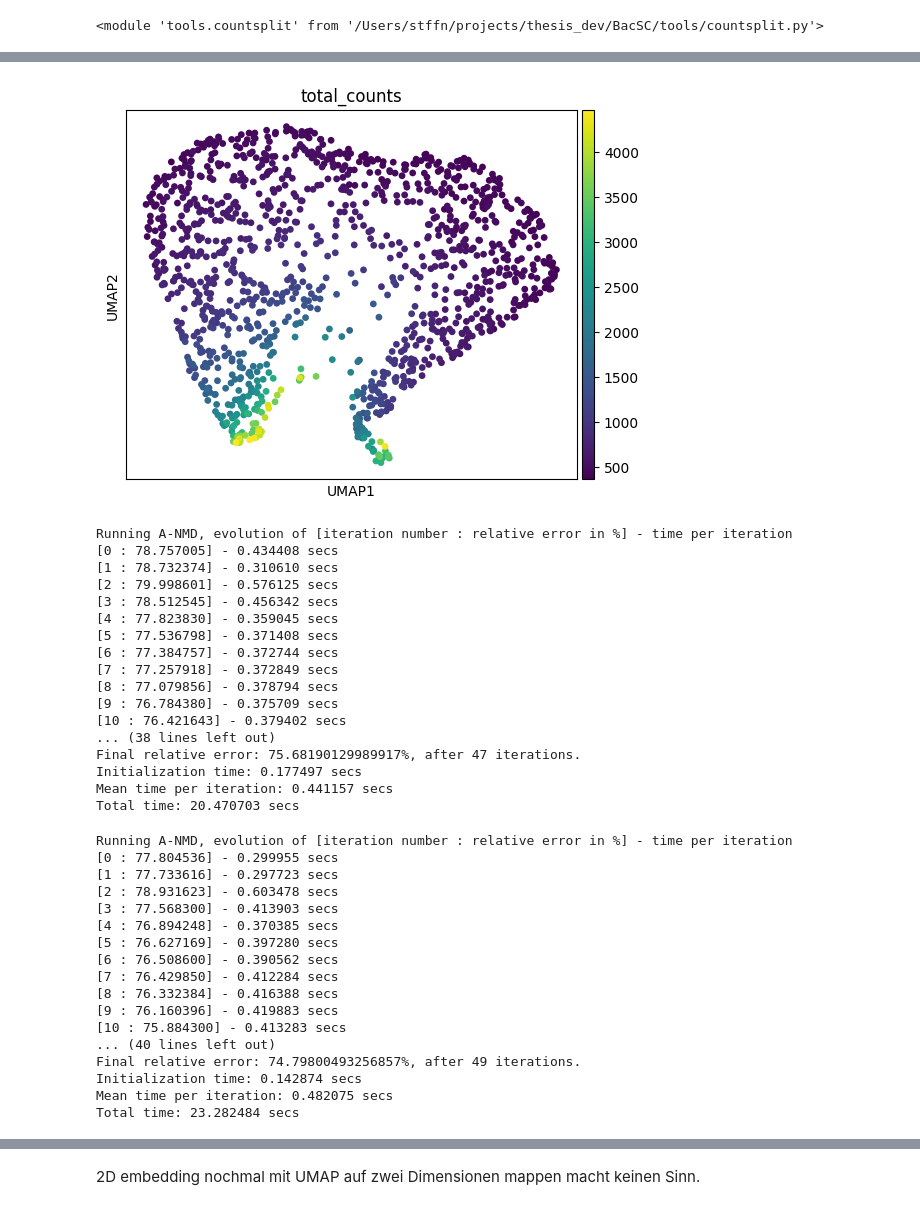
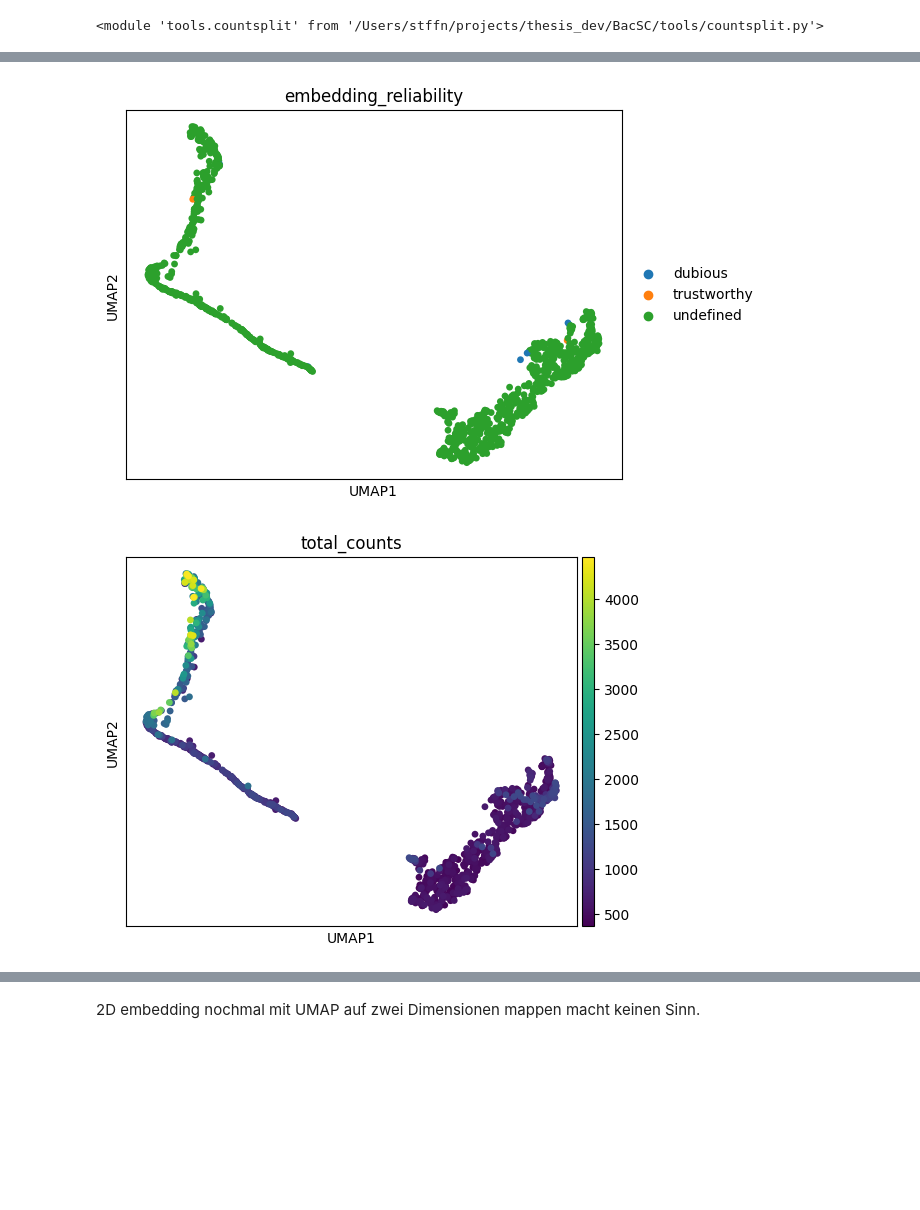
Before and after one commit to bio-datascience/BacSC, a Jupyter notebook: analysis/P_aero_S2S3/first_look_S2_filtered_NMD.ipynb, the cells around one changed output, grey strips where cells are left out. Cells and saved outputs as stored; diff of their text form; code cells hidden in the pictures; blank space fills up the shorter version.

Commit message:
NMD-T with hyperparameter selection, scdeed for umap param selection (hacky)

```diff
--- a/analysis/P_aero_S2S3/first_look_S2_filtered_NMD.ipynb
+++ b/analysis/P_aero_S2S3/first_look_S2_filtered_NMD.ipynb
@@ -345,0 +400,3 @@ Optimal latent dimension:2
+# %%
+k_opt_anmd = 3
+beta_opt = 0.95
@@ -354,5 +417,7 @@ print(f"{k_opt_anmd} latent dimensions seem to be the optimum")
 2 latent dimensions seem to be the optimum
 # %%
 m, n = data_gene.X.shape
-X_anmd = ut.convert_to_dense_counts(data_gene, layer="counts")
-X_anmd
+X_anmd = ut.convert_to_dense_counts(data_gene, layer=data_layer)
+m, n = X_anmd.shape
+W0, H0 = cs.nuclear_norm_init(X_anmd, m, n, k_opt_anmd)
+Theta0 = W0 @ H0
@@ -399,0 +430,2 @@ U_anmd.shape
+# %%
+Theta_3b, W0_3b, H0_3b,  loss_anmd, iters_anmd, times_anmd = nmd.nmd_t(X_anmd, r=k_opt_anmd, W0=W0, H0=H0, beta1=beta_opt)
@@ -400,2 +475,3 @@ U_anmd.shape
 # %%
-data_gene.obsm["X_anmd"] = U_anmd.copy()
+data_gene.obsm["X_3b"] = W0_3b.copy()
+#data_gene.obsm["X_3b"] = Theta_3b.copy()
@@ -425,9 +540,10 @@ sc.tl.umap(data_gene, neighbors_key="neighbors", min_dist=min_dist_opt, spread=1
 # %%
-#sc.pl.umap(data_gene, color="embedding_reliability", alpha=1)
-#plt.show()
+sc.pl.umap(data_gene, color="embedding_reliability", alpha=1)
+plt.show()
 
 sc.pl.umap(data_gene, color="total_counts", alpha=1, cmap="viridis")
 plt.show()
 # %% [output]
-[figure, old version]
+[figure, new version]
+[figure, added]
 # %%
@@ -439,42 +555,2 @@ X_anmd_test = ut.convert_to_dense_counts(data_test, layer="counts")
 m, n = X_anmd_test.shape
 W0_test, H0_test = cs.nuclear_norm_init(X_anmd_test, m, n, k_opt_anmd)
-# %%
-Theta_train_anmd,  _, _, _ = nmd.a_nmd(X_anmd_train, r=k_opt_anmd, Theta0=W0_train @ H0_train, tol_over_10iters=1.0e-4, gamma=1.2, gamma_bar=1.1, eta=0.4, beta=0.7,)
-# %% [output]
-Running A-NMD, evolution of [iteration number : relative error in %] - time per iteration
-[0 : 78.757005] - 0.434408 secs
-[1 : 78.732374] - 0.310610 secs
-[2 : 79.998601] - 0.576125 secs
-[3 : 78.512545] - 0.456342 secs
-[4 : 77.823830] - 0.359045 secs
-[5 : 77.536798] - 0.371408 secs
-[6 : 77.384757] - 0.372744 secs
-[7 : 77.257918] - 0.372849 secs
-[8 : 77.079856] - 0.378794 secs
-[9 : 76.784380] - 0.375709 secs
-[10 : 76.421643] - 0.379402 secs
-... (38 lines left out)
-Final relative error: 75.68190129989917%, after 47 iterations.
-Initialization time: 0.177497 secs
-Mean time per iteration: 0.441157 secs
-Total time: 20.470703 secs
-# %%
-Theta_test_anmd,  _, _, _ = nmd.a_nmd(X_anmd_test, r=k_opt_anmd, Theta0=W0_test @ H0_test, tol_over_10iters=1.0e-4, gamma=1.2, gamma_bar=1.1, eta=0.4, beta=0.7,)
-# %% [output]
-Running A-NMD, evolution of [iteration number : relative error in %] - time per iteration
-[0 : 77.804536] - 0.299955 secs
-[1 : 77.733616] - 0.297723 secs
-[2 : 78.931623] - 0.603478 secs
-[3 : 77.568300] - 0.413903 secs
-[4 : 76.894248] - 0.370385 secs
-[5 : 76.627169] - 0.397280 secs
-[6 : 76.508600] - 0.390562 secs
-[7 : 76.429850] - 0.412284 secs
-[8 : 76.332384] - 0.416388 secs
-[9 : 76.160396] - 0.419883 secs
-[10 : 75.884300] - 0.413283 secs
-... (40 lines left out)
-Final relative error: 74.79800493256857%, after 49 iterations.
-Initialization time: 0.142874 secs
-Mean time per iteration: 0.482075 secs
-Total time: 23.282484 secs
```
Also changed, not shown: parts of 65 cells of this notebook, 3 other files.
